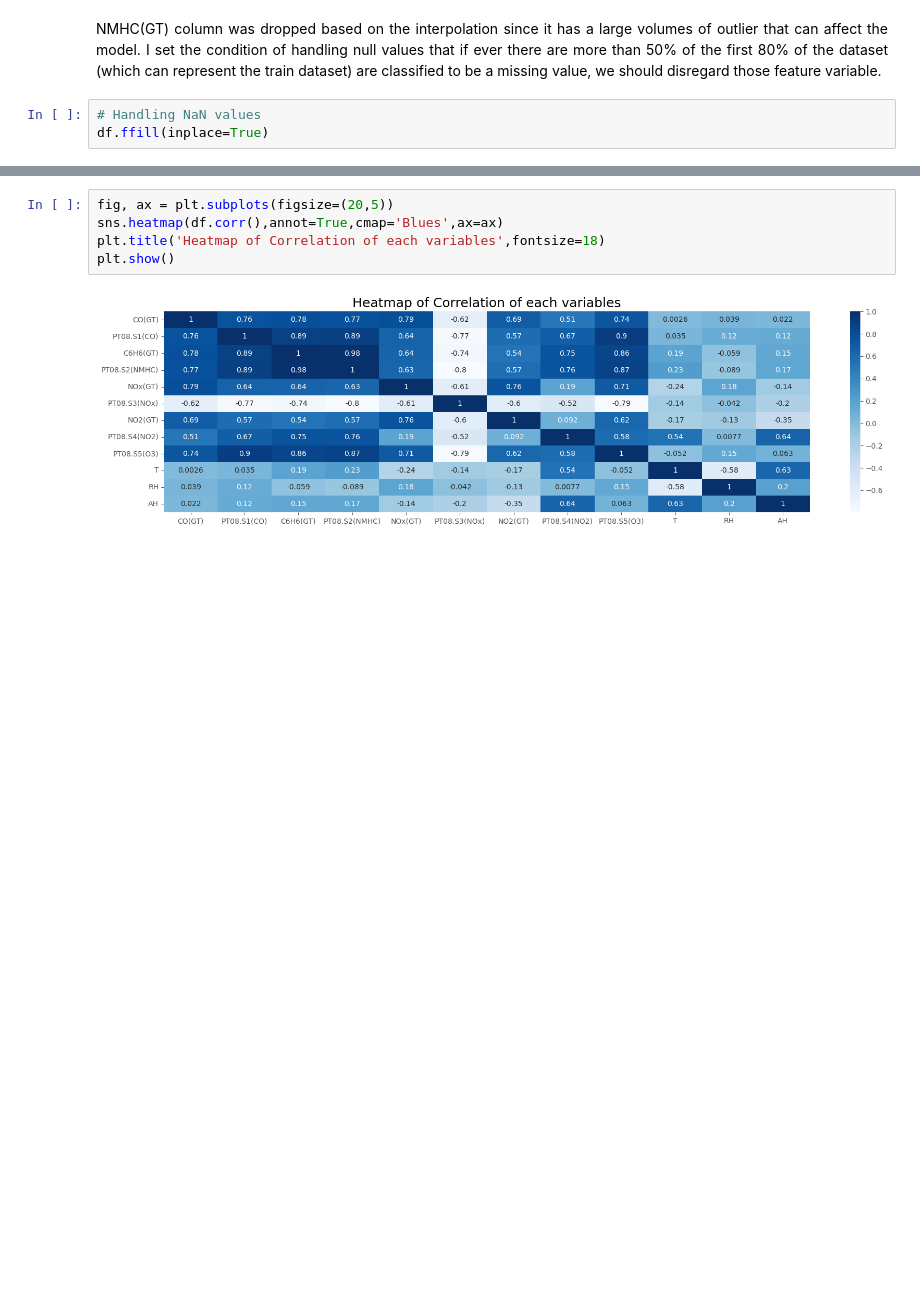
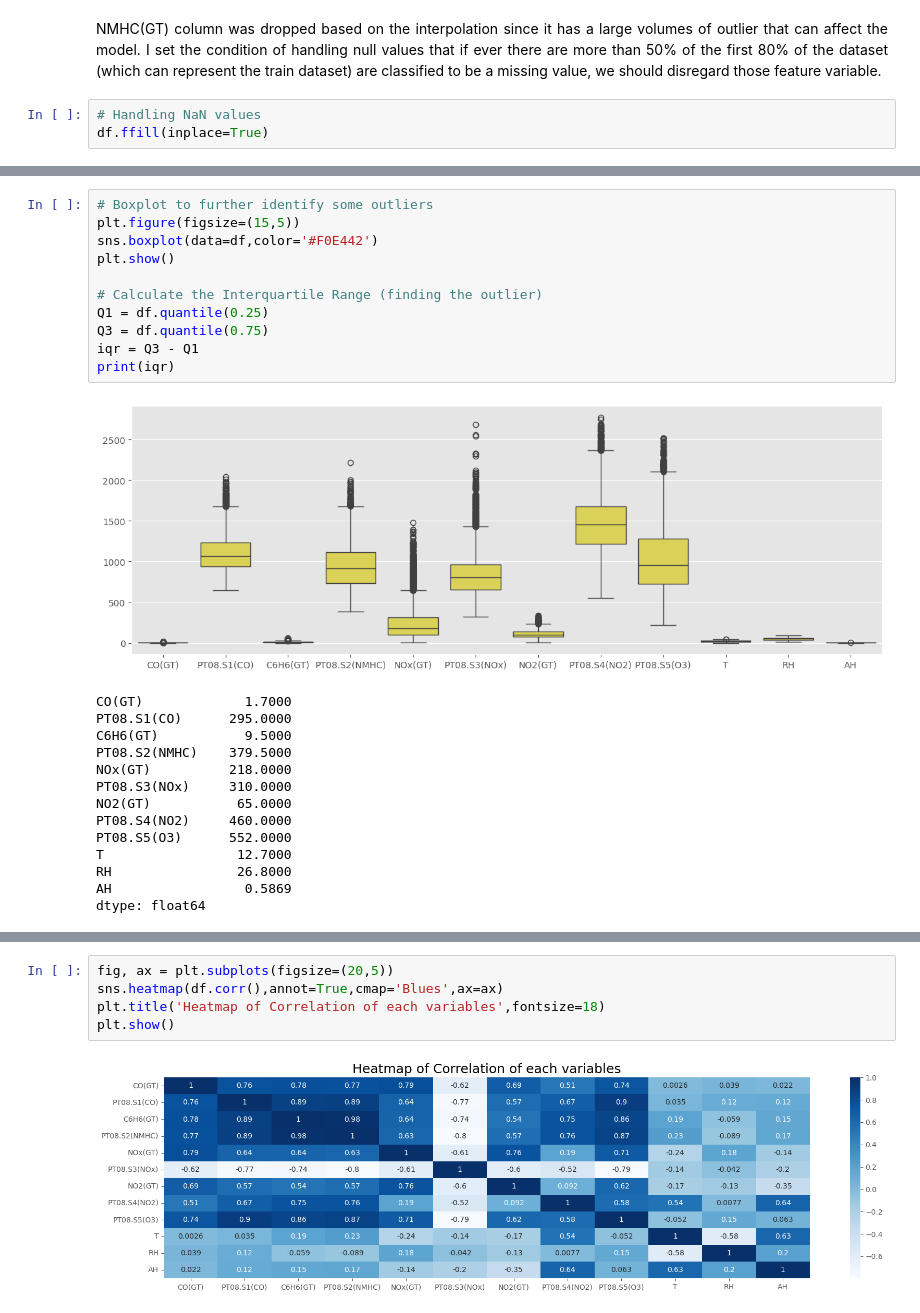
Before and after one commit to bryancastillo10/Machine-Learning-Projects, a Jupyter notebook: air_quality_regression.ipynb, the cells around one changed output, grey strips where cells are left out. Drawn from its saved outputs; the diff is of its cells as text; blank space fills up the shorter version.

```diff
--- a/air_quality_regression.ipynb
+++ b/air_quality_regression.ipynb
@@ -160,0 +163,26 @@ df.ffill(inplace=True)
+# %%
+# Boxplot to further identify some outliers
+plt.figure(figsize=(15,5))
+sns.boxplot(data=df,color='#F0E442')
+plt.show()
+
+# Calculate the Interquartile Range (finding the outlier)
+Q1 = df.quantile(0.25)
+Q3 = df.quantile(0.75)
+iqr = Q3 - Q1
+print(iqr)
+# %% [output]
+[figure, added]
+CO(GT)             1.7000
+PT08.S1(CO)      295.0000
+C6H6(GT)           9.5000
+PT08.S2(NMHC)    379.5000
+NOx(GT)          218.0000
+PT08.S3(NOx)     310.0000
+NO2(GT)           65.0000
+PT08.S4(NO2)     460.0000
+PT08.S5(O3)      552.0000
+T                 12.7000
+RH                26.8000
+AH                 0.5869
+dtype: float64
```
Also changed, not shown: parts of 17 cells of this notebook.
